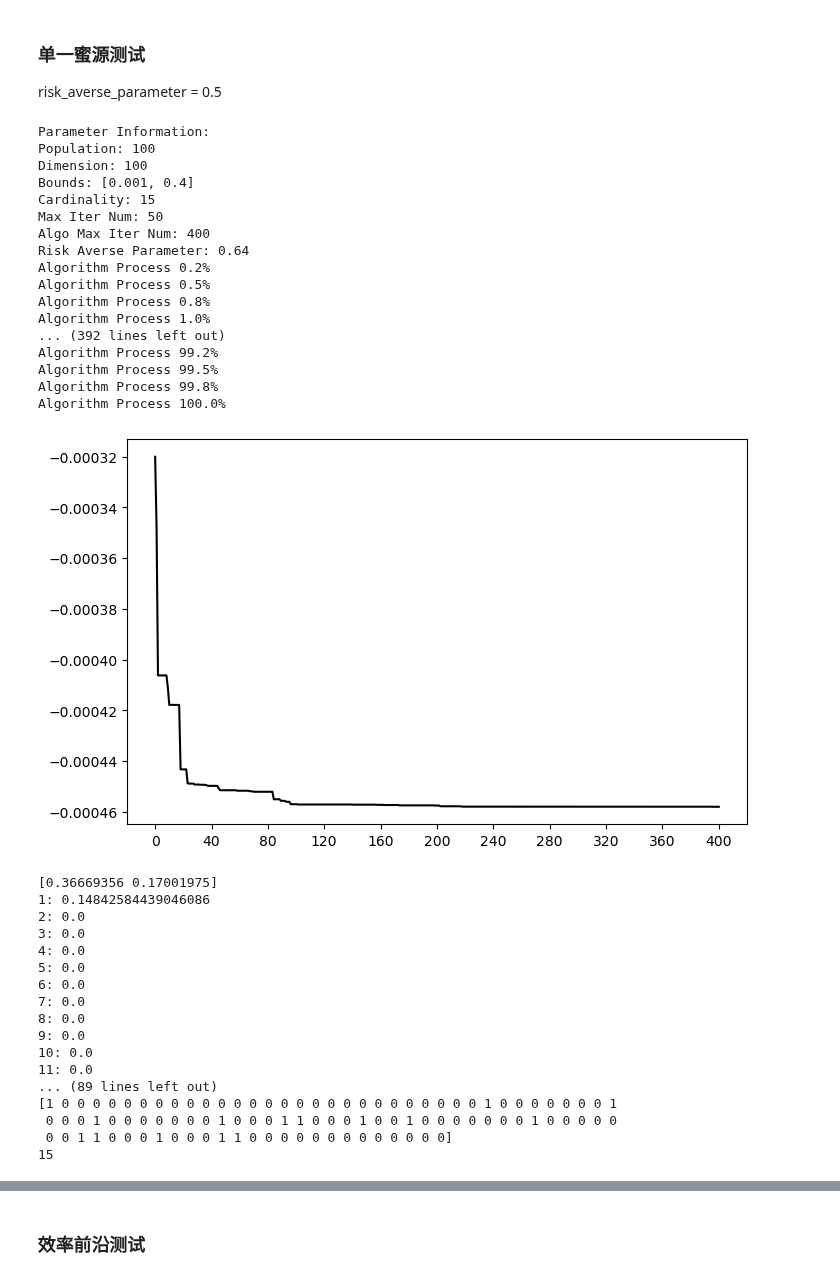
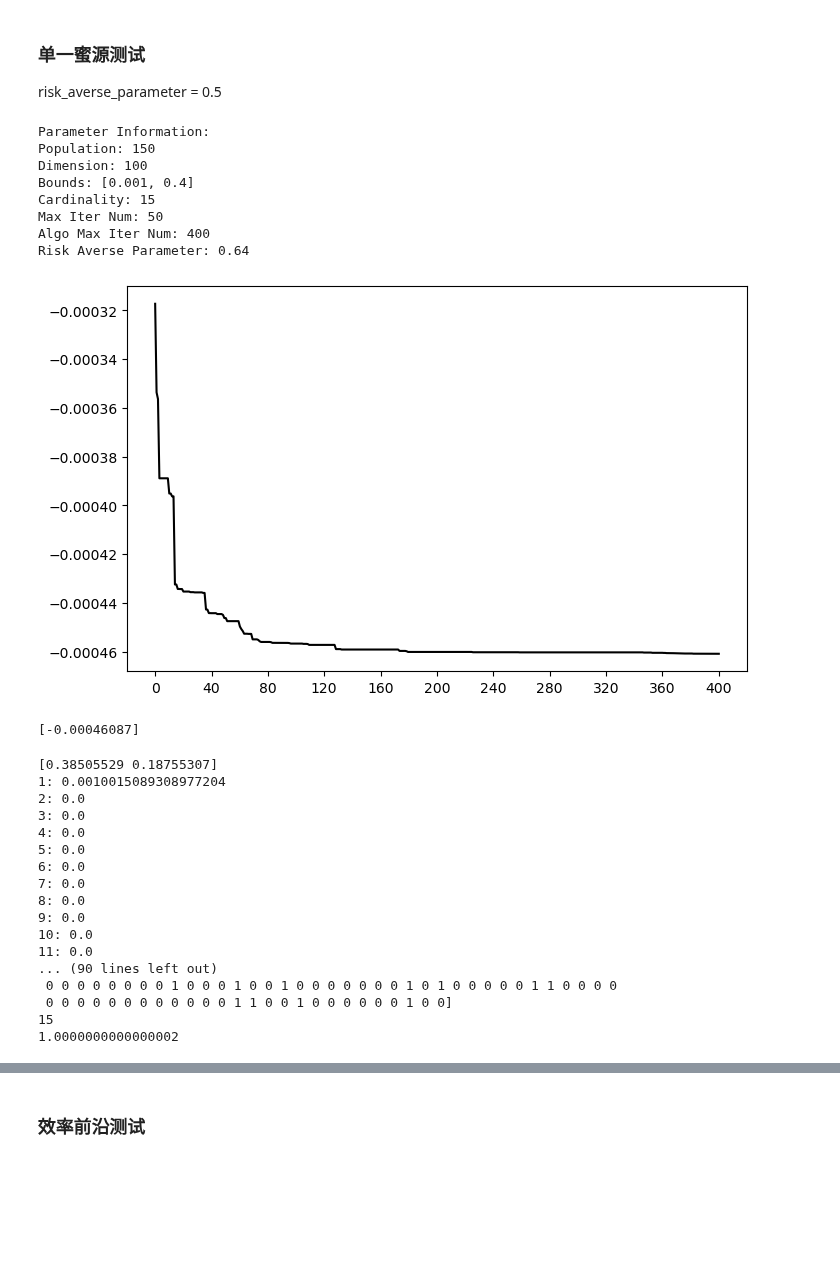
Before and after one commit to Shenyun3/Modified_ABC_CCMV_portfolio_optimization, a Jupyter notebook: 5_CCMV_100asset_sobel_initilization_and_2_step_global_search.ipynb, the cells around one changed output, grey strips where cells are left out. Drawn from its saved outputs; the diff is of its cells as text; code cells hidden in the pictures; blank space fills up the shorter version.

```diff
--- a/5_CCMV_100asset_sobel_initilization_and_2_step_global_search.ipynb
+++ b/5_CCMV_100asset_sobel_initilization_and_2_step_global_search.ipynb
@@ -727,24 +733,24 @@ def scout_bee_behavior(nectar_sources, parameter, mean_rtn, cov_rtn):
     for i in range(parameter.population):
         if nectar_sources[i].iter_num > parameter.max_iter_num:
             regenerate_nectar(nectar_sources, i, parameter, mean_rtn, cov_rtn)
-# %%
-def get_expo_way(algo_iter_num, SPP):
-    ratio = (algo_iter_num % SPP) / SPP
-
-    if 0 <= ratio < 0.5:
-        expo_way = 0
-    elif 0.5 <= ratio < 0.75:
-        expo_way = 1
-    elif 0.75 <= ratio <= 1:
-        expo_way = 2
-    else:
-        raise ValueError("Ratio out of expected range")
-
-    return expo_way
+# %%
+def get_expo_way(algo_iter_num, SPP, s1 , s2):
+    ratio = (algo_iter_num % SPP) / SPP
+
+    if 0 <= ratio < s1:
+        expo_way = 0
+    elif s1 <= ratio < s2:
+        expo_way = 1
+    elif s2 <= ratio <= 1:
+        expo_way = 2
+    else:
+        raise ValueError("Ratio out of expected range")
+
+    return expo_way
 # %% [markdown]
 ### 算法主程序
 # %%
-def artificial_bee_colony(parameter, mean_rtn, cov_rtn, MR):
+def artificial_bee_colony(parameter, mean_rtn, cov_rtn, MR,s1 ,s2):
     """main function: control algorithm's process"""
     parameter.show_parameter()
     result_by_iter = []
@@ -763,7 +769,7 @@ def artificial_bee_colony(parameter, mean_rtn, cov_rtn, MR):
         nectar_sources, best_nectar_source, parameter)
 
     while parameter.algo_iter_num < parameter.algo_max_iter_num:
-        expo_way = get_expo_way(parameter.algo_iter_num,parameter.SPP)
+        expo_way = get_expo_way(parameter.algo_iter_num,parameter.SPP,s1,s2)
         employed_bee_behavior(nectar_sources, best_nectar_source,
                               parameter, mean_rtn, cov_rtn, c, MR,expo_way)
         onlooking_bee_behavior(
@@ -784,7 +790,7 @@ def artificial_bee_colony(parameter, mean_rtn, cov_rtn, MR):
     draw(result_by_iter, parameter.algo_max_iter_num)
     best_nectar_source = arrangement2(best_nectar_source, parameter, c)
 
-    return best_nectar_source
+    return best_nectar_source,result_by_iter
 # %%
 def draw(func_value, max_algo_iter_num):
     '''画出收敛图'''
@@ -848,8 +854,8 @@ def cal_ann_return_risk(nectar, mean_rtn, cov_rtn):
 risk_averse_parameter = 0.5
 # %%
 # ABC parameter 100 assets
-my_population = int(10 * np.sqrt(100))
-my_MCN = int(400 * 100 / my_population)
+my_population = int(15 * np.sqrt(100))
+my_MCN = 400
 my_MR = 0.8
 # population, dimension, min_bound, max_bound, max_iter_num,algo_max_iter_num,
 # risk_averse_para, cardinality, SPP
@@ -857,26 +863,19 @@ my_parameter = ParameterInformation(
     my_population, 100, 0.001, 0.4, 50, my_MCN, 0.64, 15, 100)
 #(pd.DataFrame.from_dict(data=result_dict, orient="index")).to_csv("test1.csv", header=False)
 # %%
-best_nectar,result_by_iter = artificial_bee_colony(my_parameter, SP_mean_rtn, SP_cov_rtn, my_MR)
+best_nectar,result_by_iter = artificial_bee_colony(my_parameter, SP_mean_rtn, SP_cov_rtn, my_MR,0.6,1)
+print(result_by_iter[-1])
 # %% [output]
 Parameter Information:
-Population: 100
+Population: 150
 Dimension: 100
 Bounds: [0.001, 0.4]
 Cardinality: 15
 Max Iter Num: 50
 Algo Max Iter Num: 400
 Risk Averse Parameter: 0.64
-Algorithm Process 0.2%
-Algorithm Process 0.5%
-Algorithm Process 0.8%
-Algorithm Process 1.0%
-... (392 lines left out)
-Algorithm Process 99.2%
-Algorithm Process 99.5%
-Algorithm Process 99.8%
-Algorithm Process 100.0%
-[figure, old version]
+[figure, new version]
+[-0.00046087]
 # %%
 # test
 print(cal_ann_return_risk(best_nectar, SP_mean_rtn, SP_cov_rtn))
@@ -886,9 +885,10 @@ for i, value in enumerate(weight, start=1):
     print(f"{i}: {value}")
 print(best_nectar.dv)
 print(sum(best_nectar.dv))
+print(sum(best_nectar.chromosome))
 # %% [output]
-[0.36669356 0.17001975]
-1: 0.14842584439046086
+[0.38505529 0.18755307]
+1: 0.0010015089308977204
 2: 0.0
 3: 0.0
 4: 0.0
@@ -899,8 +899,8 @@ print(sum(best_nectar.dv))
 9: 0.0
 10: 0.0
 11: 0.0
-... (89 lines left out)
-[1 0 0 0 0 0 0 0 0 0 0 0 0 0 0 0 0 0 0 0 0 0 0 0 0 0 0 0 1 0 0 0 0 0 0 0 1
- 0 0 0 1 0 0 0 0 0 0 0 1 0 0 0 1 1 0 0 0 1 0 0 1 0 0 0 0 0 0 0 1 0 0 0 0 0
- 0 0 1 1 0 0 0 1 0 0 0 1 1 0 0 0 0 0 0 0 0 0 0 0 0 0]
+... (90 lines left out)
+ 0 0 0 0 0 0 0 0 1 0 0 0 1 0 0 1 0 0 0 0 0 0 0 1 0 1 0 0 0 0 0 1 1 0 0 0 0
+ 0 0 0 0 0 0 0 0 0 0 0 0 1 1 0 0 1 0 0 0 0 0 0 1 0 0]
 15
+1.0000000000000002
```
Also changed, not shown: parts of 12 cells of this notebook, 3 other files.
